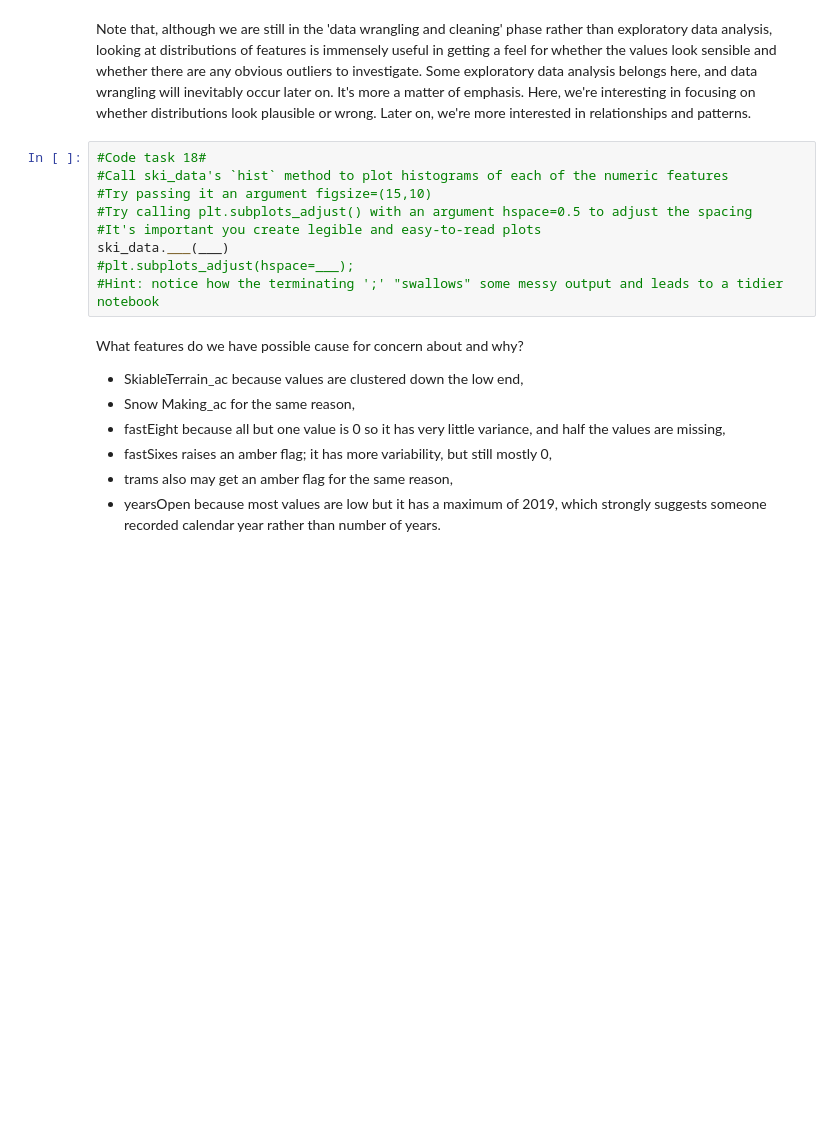
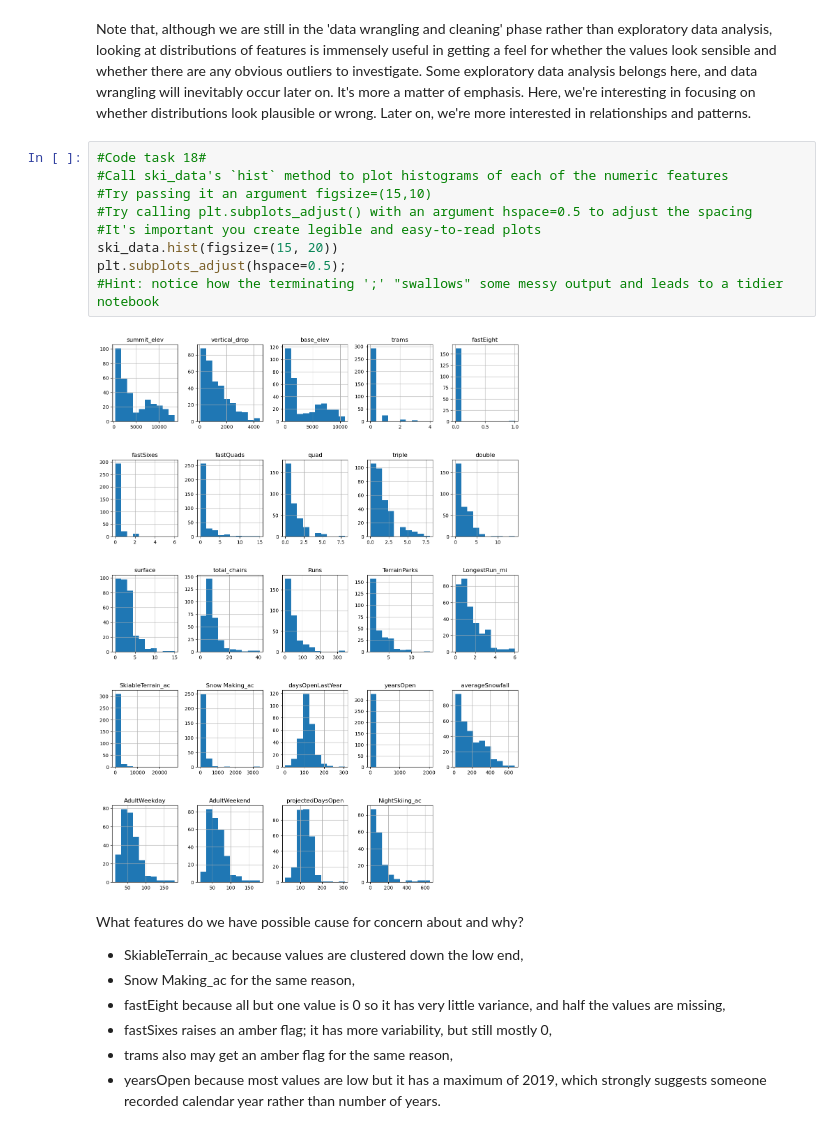
Before and after one commit to msc2106/DataScienceGuidedCapstone, a Jupyter notebook: Notebooks/02_data_wrangling.ipynb, the cells around one changed output. Cells and saved outputs as stored; diff of their text form; blank space fills up the shorter version.

```diff
--- a/Notebooks/02_data_wrangling.ipynb
+++ b/Notebooks/02_data_wrangling.ipynb
@@ -484,12 +502,14 @@ Note that, although we are still in the 'data wrangling and cleaning' phase rath
 # %%
 #Code task 18#
 #Call ski_data's `hist` method to plot histograms of each of the numeric features
 #Try passing it an argument figsize=(15,10)
 #Try calling plt.subplots_adjust() with an argument hspace=0.5 to adjust the spacing
 #It's important you create legible and easy-to-read plots
-ski_data.___(___)
-#plt.subplots_adjust(hspace=___);
+ski_data.hist(figsize=(15, 20))
+plt.subplots_adjust(hspace=0.5);
 #Hint: notice how the terminating ';' "swallows" some messy output and leads to a tidier notebook
+# %% [output]
+[figure, added]
 # %% [markdown]
 What features do we have possible cause for concern about and why?
 
```
Also changed, not shown: parts of 36 cells of this notebook, 2 other files.
